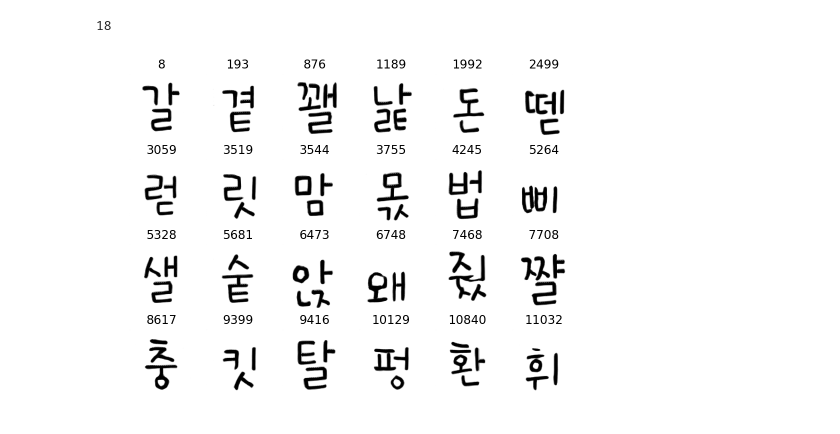
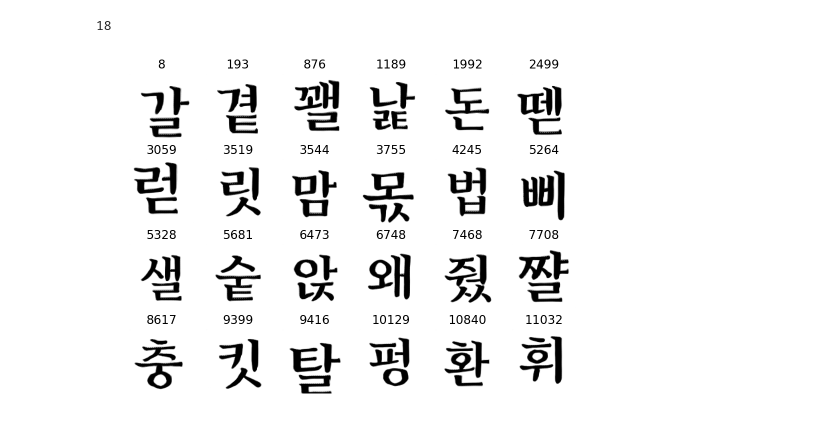
Before and after one commit to jeina7/GAN-handwriting-styler, a Jupyter notebook: 13_interpolate.ipynb, the cells around one changed output. Saved outputs shown, nothing was run; the diff lists cells and outputs as text; code cells hidden in the pictures.

Commit message:
Feat: interpolate function

```diff
--- a/13_interpolate.ipynb
+++ b/13_interpolate.ipynb
@@ -94,30 +91,0 @@ total batches: 24
-# %%
-train_batch_iter = data_provider.get_train_iter(BATCH_SIZE, with_charid=True)
-
-results = {i: {j: None for j in fixed_char_ids} for i in font_filter}
-
-# total_batch=24 : 24번 도는 for문
-for i, batch in enumerate(train_batch_iter):
-    font_ids, char_ids, batch_images = batch
-    batch_images = batch_images.cuda()
-
-    # target / source images
-    real_targets = batch_images[:, 0, :, :].view([BATCH_SIZE, 1, IMG_SIZE, IMG_SIZE])
-    real_sources = batch_images[:, 1, :, :].view([BATCH_SIZE, 1, IMG_SIZE, IMG_SIZE])
-
-    # generate fake image
-    fake_targets, encoded_sources, encode_layers = Generator(real_sources, En, De, embeddings, \
-                                                             font_ids, GPU=GPU, encode_layers=True)
-
-    # save fake images by filtering with fonts
-    # batch_size=18 : 18번 도는 for문
-    # 총 24*18=432번 돌면서 432자의 데이터를 모두 저장
-    for data in zip(font_ids, char_ids, encoded_sources, real_sources, real_targets, fake_targets):
-        fontid, charid, encoded, real_S, real_T, fake_T = data
-        real_S = real_S.cpu().detach().numpy()
-        real_T = real_T.cpu().detach().numpy()
-        fake_T = fake_T.cpu().detach().numpy()
-        # (0)encoded, (1)layers, (2)real_source, (3)real_target, (4)fake_target 순서대로 저장
-        results[fontid][charid] = [encoded, encode_layers, real_S, real_T, fake_T]
-results = {i: OrderedDict(sorted(results[i].items(), key=lambda t: t[0])) for i in results.keys()}
-results.keys()
@@ -251,11 +225,16 @@ for grid_idx, grid in enumerate(grids):
+# %%
+save_path = './interpolation/images/'
+grid_results = interpolation(data_provider, grids, fixed_char_ids, interpolated_font_ids, \
+                             embeddings, En, De, batch_size=BATCH_SIZE, save_path=save_path, \
+                             img_size=128, GPU=True)
 # %%
 plt.figure(figsize=(8, 6))
 
 for idx, charid in enumerate(fixed_char_ids):
     plt.subplot(4, 6, idx+1)
-    plt.imshow(grid_results[(21, 0)][charid][3].cpu().detach().numpy().reshape(128, 128), cmap='gray')
+    plt.imshow(grid_results[(21, 0)][charid][2].cpu().detach().numpy().reshape(128, 128), cmap='gray')
     plt.title(charid)
     plt.axis('off')
 plt.show()
 # %% [output]
-[figure, old version]
+[figure, new version]
```
Also changed, not shown: parts of 3 cells of this notebook.
